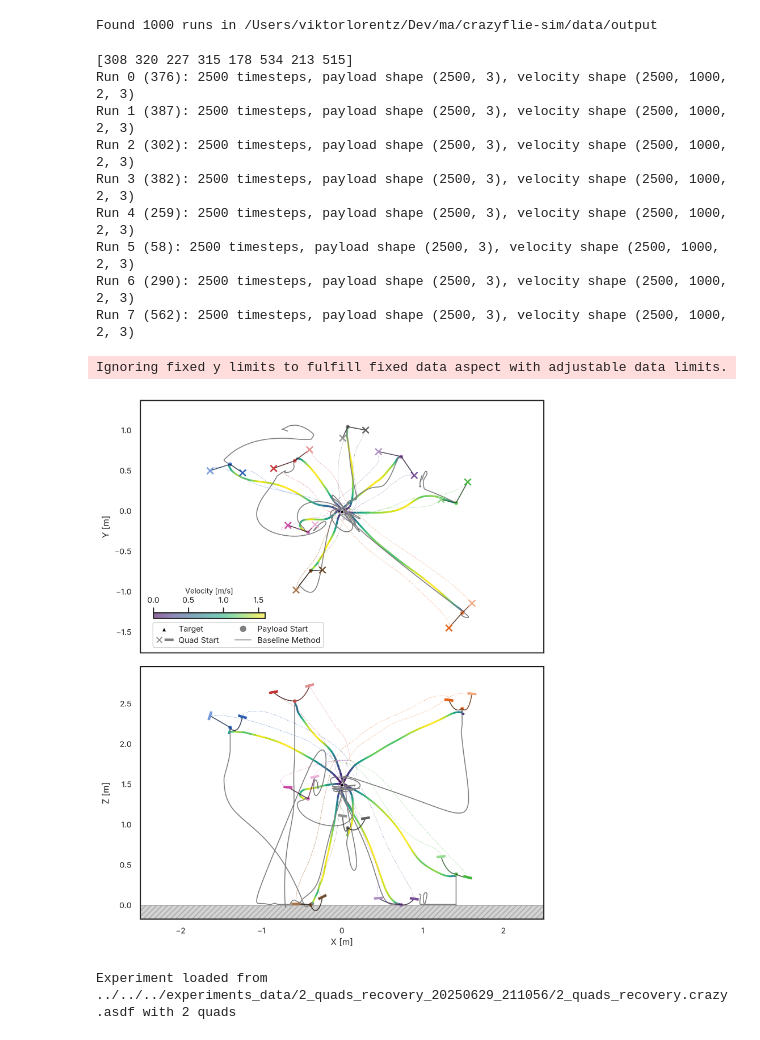
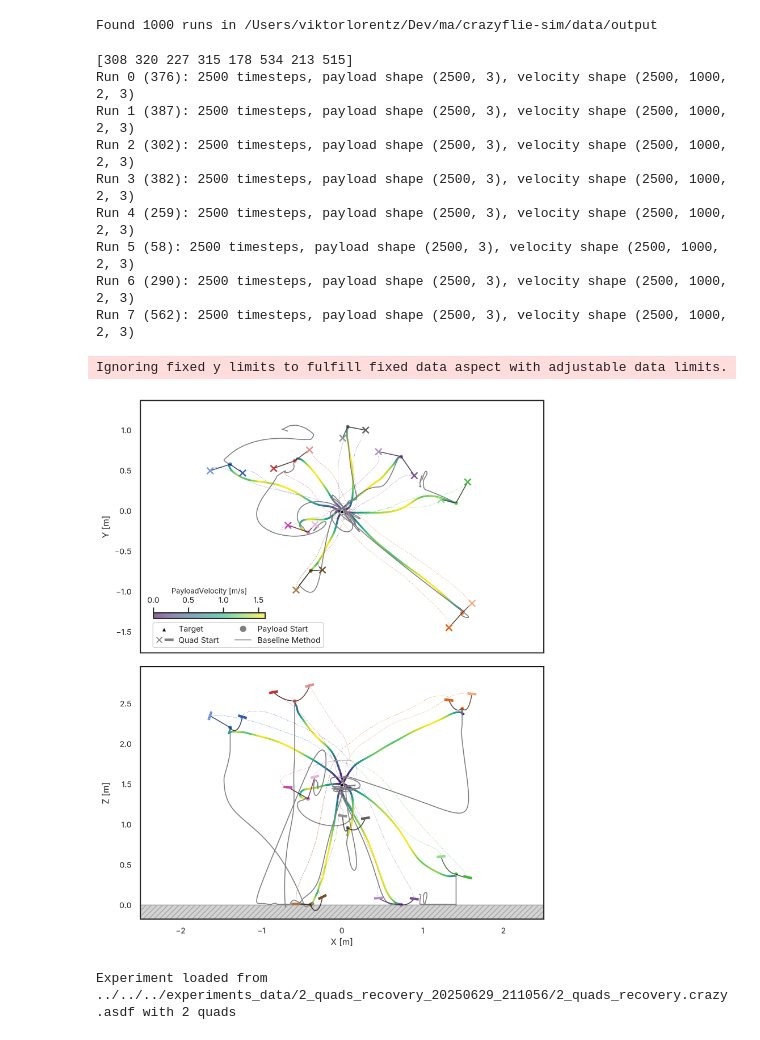
Before and after one commit to viktorlorentz/crazyMARL, a Jupyter notebook: crazymarl/experiments/plots/plot_baseline.ipynb, the cells around one changed output. Cells and saved outputs as stored; diff of their text form; code cells hidden in the pictures.

Commit message:
some plotting

```diff
--- a/crazymarl/experiments/plots/plot_baseline.ipynb
+++ b/crazymarl/experiments/plots/plot_baseline.ipynb
@@ -394,7 +406,7 @@ def plot_xy_zx_plane(exp,
             else:
                 vels = velocity[t_idx, idx, :]
             cvals = np.linalg.norm(vels, axis=1)
-            c_label = 'Velocity [m/s]'
+            c_label = 'PayloadVelocity [m/s]'
 
         # payload scatter
         for ax, zi in planes:
@@ -534,35 +546,35 @@ def plot_xy_zx_plane(exp,
     labels.append('Quad Start')
     handles.append(payload_marker)
     labels.append('Payload Start')
     handles.append(ours_legend)
     labels.append('Baseline Method')
 
     fig.legend(handles, labels,
                handler_map={tuple: HandlerTuple(ndivide=None)},
                loc='lower left', ncol=2,  bbox_to_anchor=(0.11, 0.54))
 
     return fig
 
 
 
 #slice(320,342)
 #slice(329,352) [376, 387, 302, 382, 394, 352,390,34][376, 387, 302, 382,259, 58, 290, 562]
 baseline_rec = plot_xy_zx_plane(baseline_recovery, runs=[376, 387, 302, 382,259, 58, 290, 562], show_quads=True, xlimits=(-2.5, 2.5),  color_info='velocity', show_run_id=False);
 
 #save figure
-baseline_rec.savefig('out/baseline_recovery.pdf')
+baseline_rec.savefig('out/baseline_recovery.png', dpi=300)
 # %% [output]
 [308 320 227 315 178 534 213 515]
 Run 0 (376): 2500 timesteps, payload shape (2500, 3), velocity shape (2500, 1000, 2, 3)
 Run 1 (387): 2500 timesteps, payload shape (2500, 3), velocity shape (2500, 1000, 2, 3)
 Run 2 (302): 2500 timesteps, payload shape (2500, 3), velocity shape (2500, 1000, 2, 3)
 Run 3 (382): 2500 timesteps, payload shape (2500, 3), velocity shape (2500, 1000, 2, 3)
 Run 4 (259): 2500 timesteps, payload shape (2500, 3), velocity shape (2500, 1000, 2, 3)
 Run 5 (58): 2500 timesteps, payload shape (2500, 3), velocity shape (2500, 1000, 2, 3)
 Run 6 (290): 2500 timesteps, payload shape (2500, 3), velocity shape (2500, 1000, 2, 3)
 Run 7 (562): 2500 timesteps, payload shape (2500, 3), velocity shape (2500, 1000, 2, 3)
 Ignoring fixed y limits to fulfill fixed data aspect with adjustable data limits.
-[figure, old version]
+[figure, new version]
 # %%
 
 import colorsys
```
Also changed, not shown: parts of 1 cell of this notebook, 6 other files.
